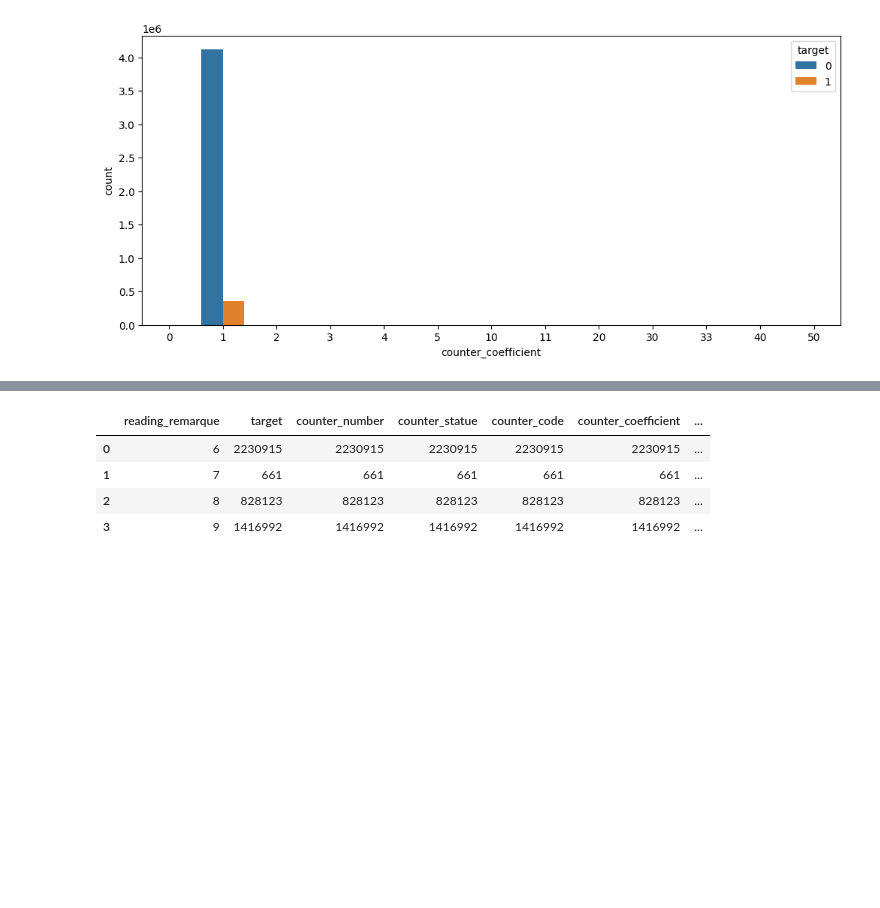
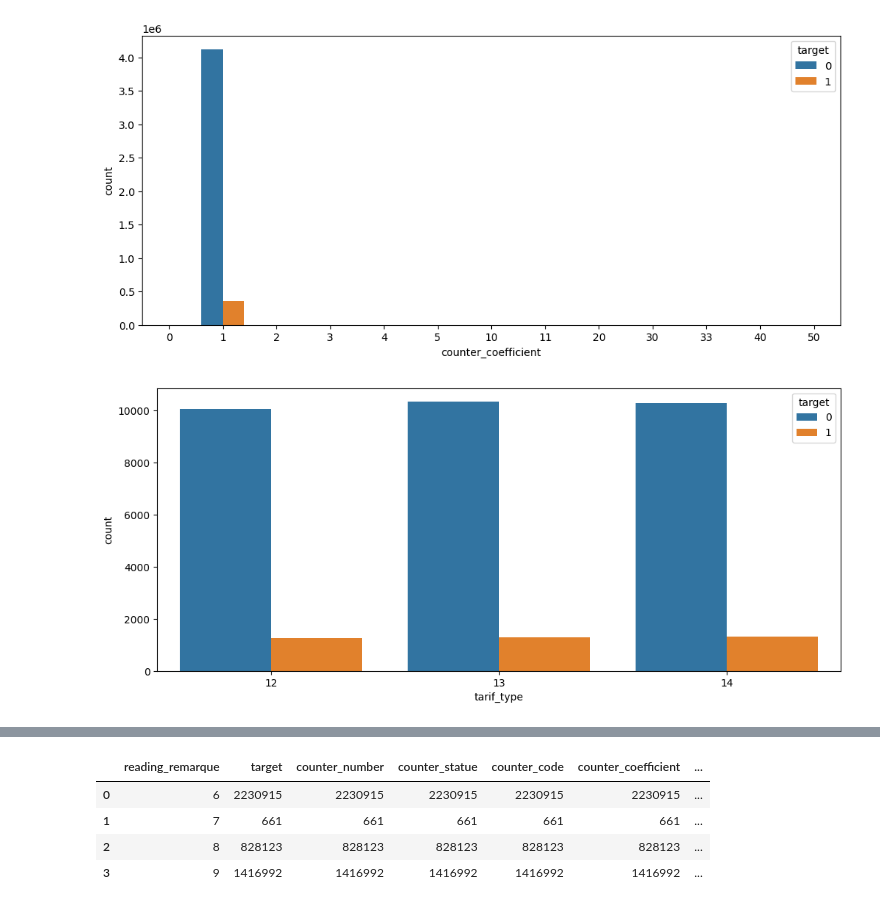
Before and after one commit to Cazta/fraud_detection_electricity_company, a Jupyter notebook: fraud_data_modeling_baseline.ipynb, the cells around one changed output, grey strips where cells are left out. Drawn from its saved outputs; the diff is of its cells as text; code cells hidden in the pictures; blank space fills up the shorter version.

```diff
--- a/fraud_data_modeling_baseline.ipynb
+++ b/fraud_data_modeling_baseline.ipynb
@@ -236,3 +269,9 @@ for i in cat_features:
 [figure]
 [figure]
 [figure]
+# %%
+fig = plt.figure(figsize=(12,5))
+sns.countplot(df.query('tarif_type >= 12 and tarif_type <=14'), x=df.query('tarif_type >= 12 and tarif_type <=14')['tarif_type'], hue=df["target"])
+plt.show();
+# %% [output]
+[figure, added]
```
Also changed, not shown: parts of 14 cells of this notebook.
